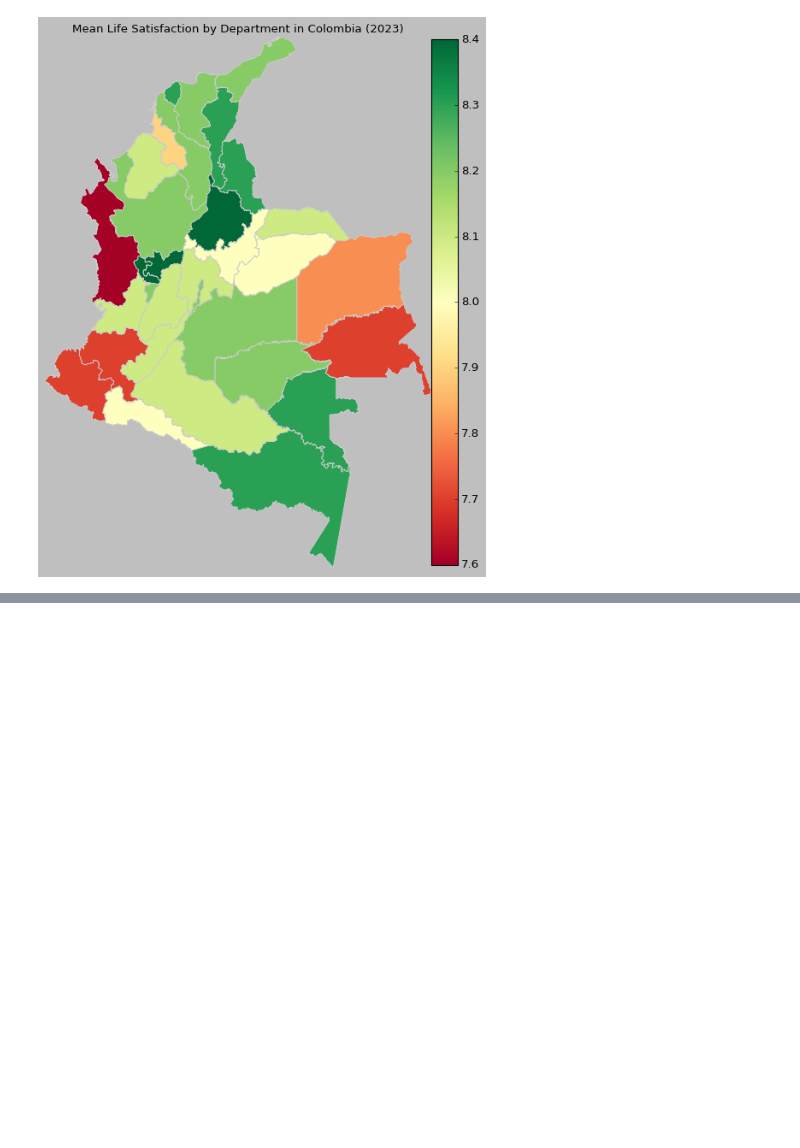
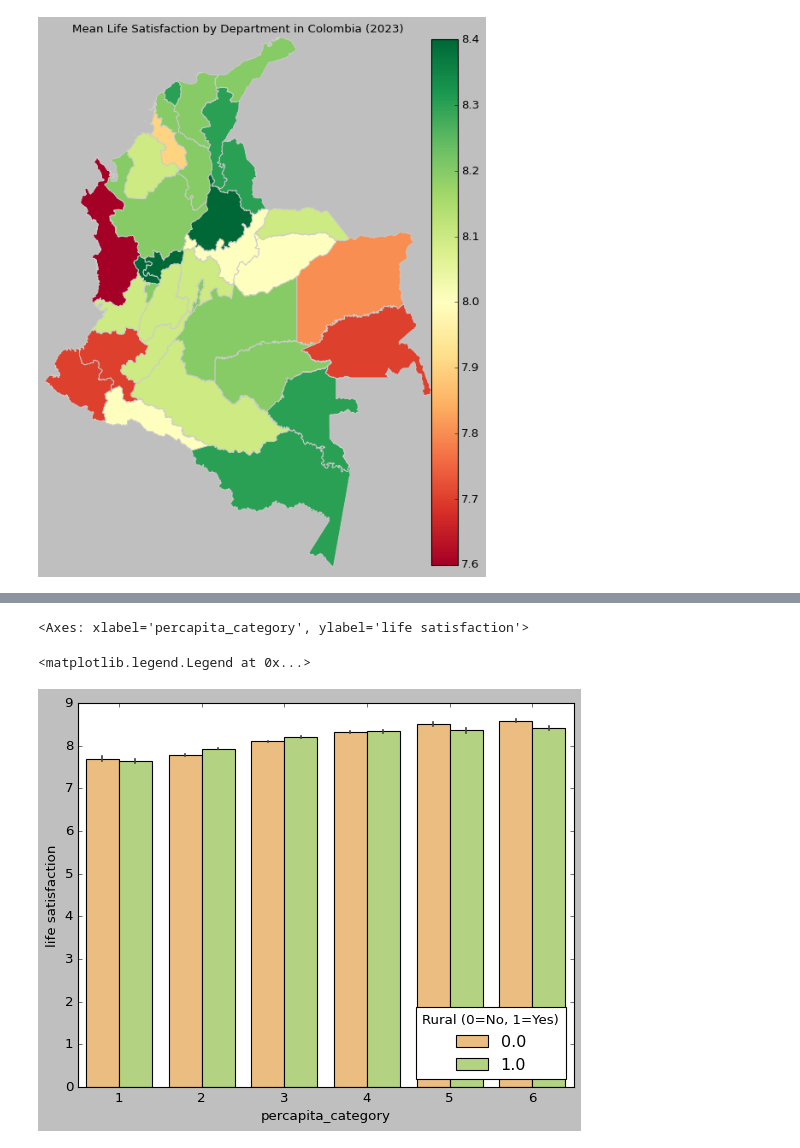
Before and after one commit to theaok/linaColMex, a Jupyter notebook: linaColMex.ipynb, the cells around one changed output, grey strips where cells are left out. Cells and saved outputs as stored; diff of their text form; code cells hidden in the pictures; blank space fills up the shorter version.

```diff
--- a/linaColMex.ipynb
+++ b/linaColMex.ipynb
@@ -2280,0 +2539,12 @@ sns.rugplot(merged_gdf["mean_life_satisfaction"], height=0.15, color="red", ax=a
+# %%
+
+col['municipality_name'] = col['P756S2'].map(municipality_mapping)
+
+municipality_summary = col.groupby('municipality_name')['life satisfaction'].agg(['mean', 'count'])
+municipality_summary = municipality_summary.rename(columns={
+    'count': 'non_missing_life_satisfaction'
+})
+municipality_summary['mean'] = municipality_summary['mean'].round(1)
+#municipality_summary
+filtered_municipality_summary_220 = municipality_summary[municipality_summary['non_missing_life_satisfaction'] >= 220]
+display(filtered_municipality_summary_220.sort_values(by='mean', ascending=False))
@@ -2280,0 +2792,10 @@ sns.rugplot(merged_gdf["mean_life_satisfaction"], height=0.15, color="red", ax=a
+# %%
+bins = [0, 100000, 500000, 1000000, 1500000, 2000000, np.inf]
+labels = [1, 2, 3, 4, 5, 6]
+col_temp['percapita_category'] = pd.cut(col_temp['PERCAPITA'], bins=bins, labels=labels, right=False)
+sns.barplot(data=col_temp, x='percapita_category', y='life satisfaction', hue='rural', errorbar=('ci', 95), palette='RdYlGn')
+plt.legend(title='Rural (0=No, 1=Yes)', loc='lower right')
+# %% [output]
+<Axes: xlabel='percapita_category', ylabel='life satisfaction'>
+<matplotlib.legend.Legend at 0x...>
+[figure, added]
```
Also changed, not shown: parts of 21 cells of this notebook.
